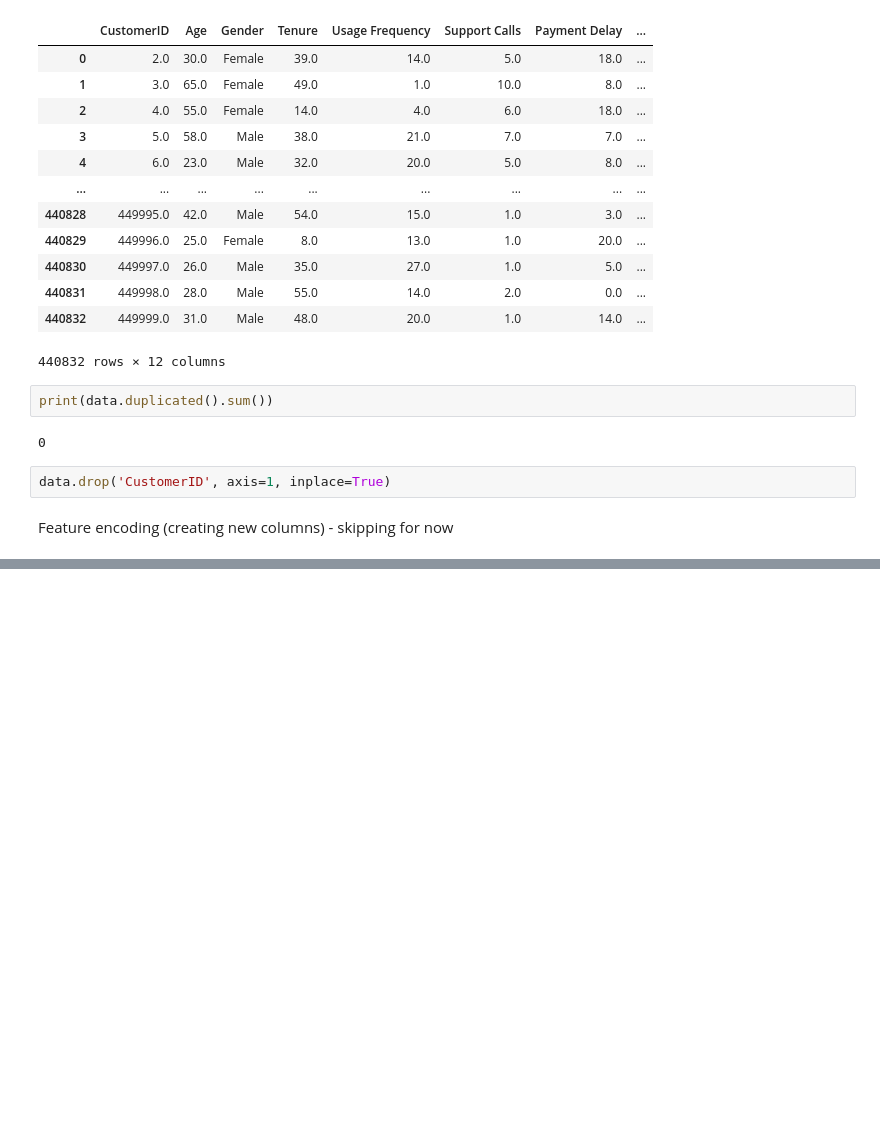
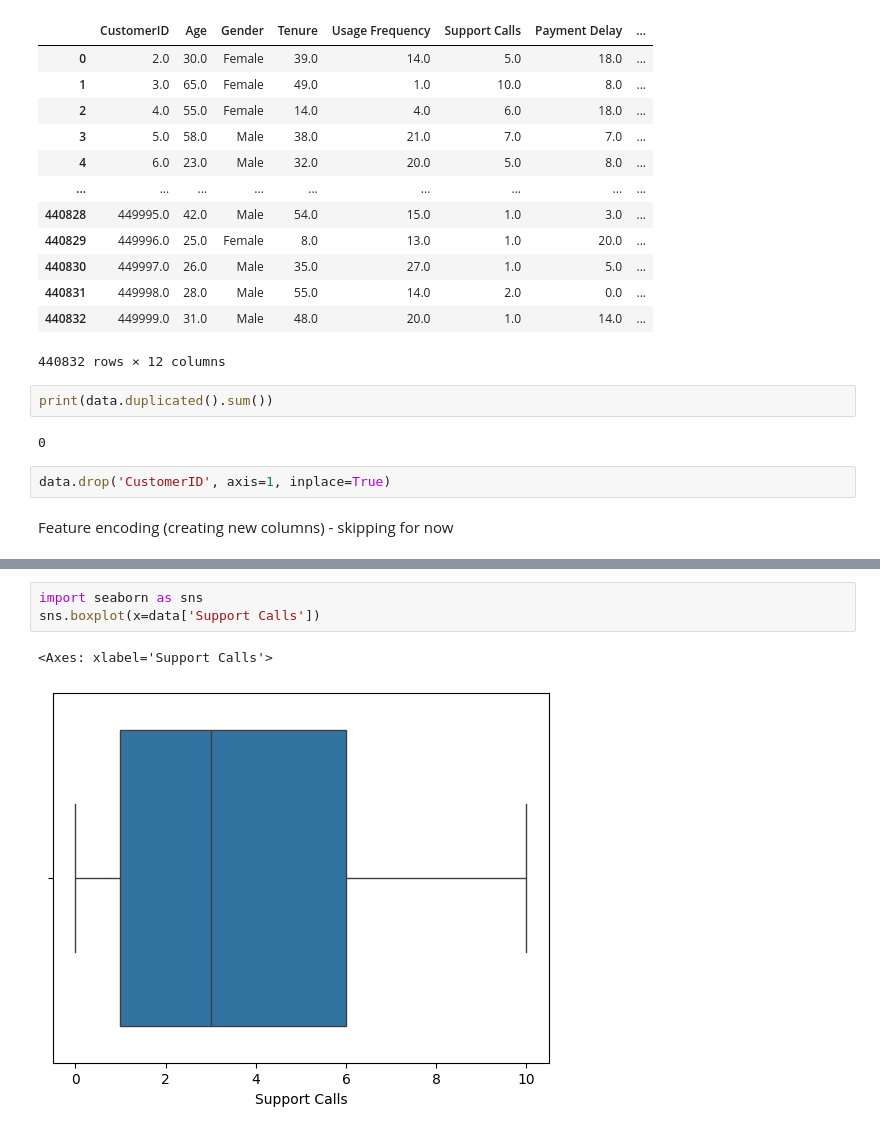
Before and after one commit to Samhitha-Jasti/churn-retention-forecasting, a Jupyter notebook: notebooks/DataOps.ipynb, the cells around one changed output, grey strips where cells are left out. Drawn from its saved outputs; the diff is of its cells as text; blank space fills up the shorter version.

```diff
--- a/notebooks/DataOps.ipynb
+++ b/notebooks/DataOps.ipynb
@@ -43,0 +114,6 @@ Feature encoding (creating new columns) - skipping for now
+# %%
+import seaborn as sns
+sns.boxplot(x=data['Support Calls'])
+# %% [output]
+<Axes: xlabel='Support Calls'>
+[figure, added]
```
Also changed, not shown: parts of 5 cells of this notebook.
